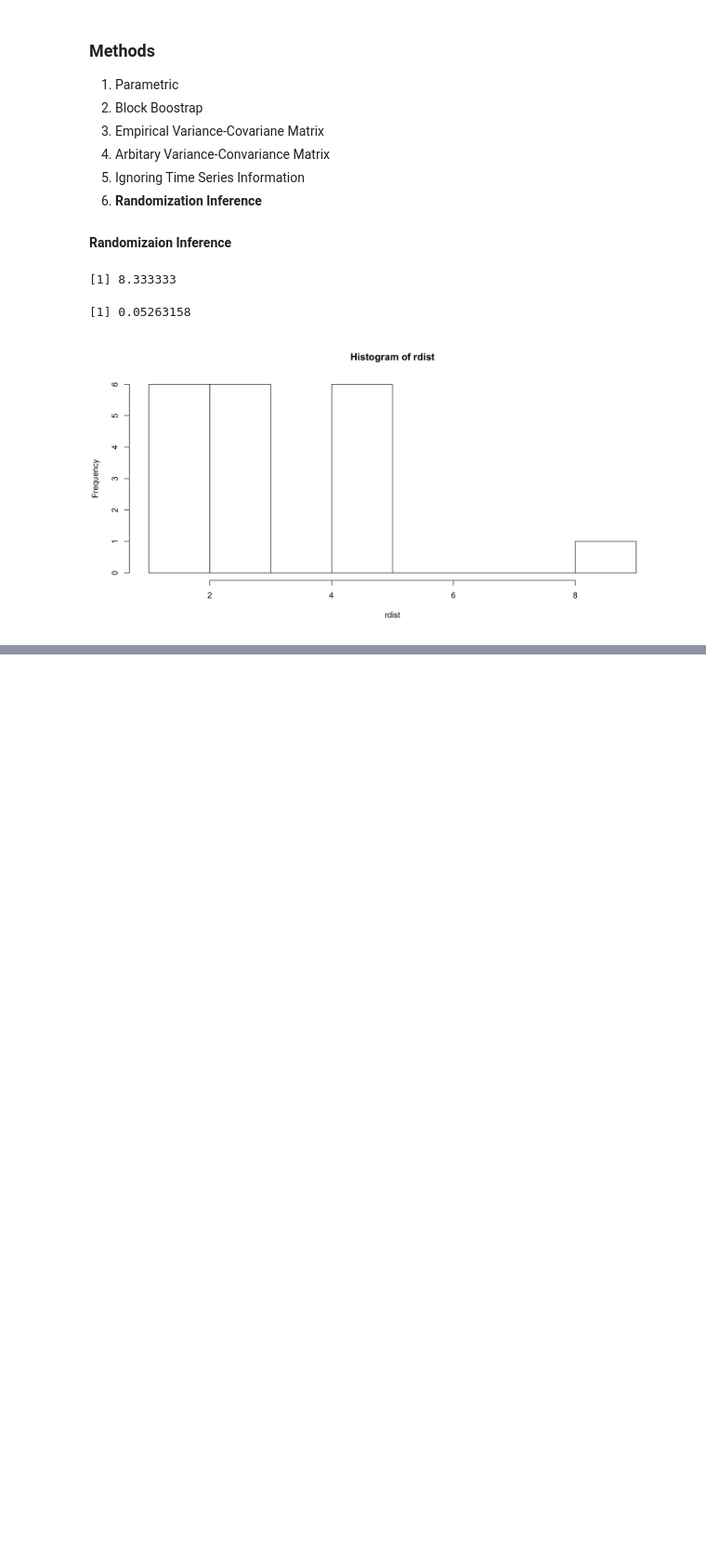
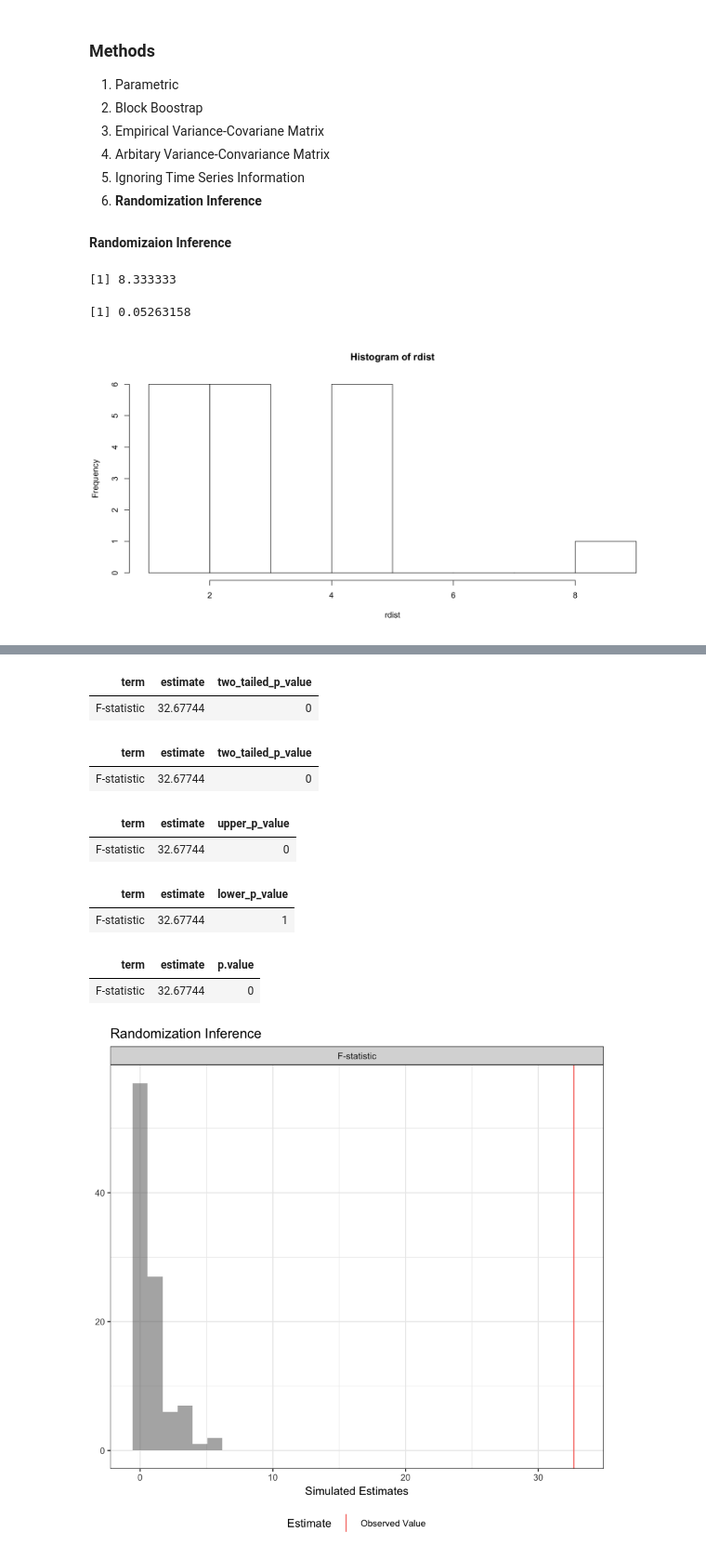
Before and after one commit to Yimdh/progress, a Jupyter notebook: stat/causalInference/[paper]usingCausalInference_Uber/02_Difference-in-difference.ipynb, the cells around one changed output, grey strips where cells are left out. Shown at 93% size. Saved outputs shown, nothing was run; the diff lists cells and outputs as text; code cells hidden in the pictures; blank space fills up the shorter version.

```diff
--- a/stat/causalInference/[paper]usingCausalInference_Uber/02_Difference-in-difference.ipynb
+++ b/stat/causalInference/[paper]usingCausalInference_Uber/02_Difference-in-difference.ipynb
@@ -73,0 +113,12 @@ mean(rdist>=T_stat,na.rm=TRUE)
+# %%
+N <- 100
+declaration <- randomizr::declare_ra(N = N, m = 50)
+declaration
+Z <- randomizr::conduct_ra(declaration)
+X <- rnorm(N)
+Y <- .9 * X + .2 * Z + 1 * X * Z + rnorm(N)
+dat <- data.frame(Y, X, Z)
+head(dat)
+ate_obs <- coef(lm(Y ~ Z, data = dat))[2]
+coef(lm(Y ~ Z, data = dat))
+ate_obs
@@ -73,0 +145,23 @@ mean(rdist>=T_stat,na.rm=TRUE)
+# %%
+out <- conduct_ri(
+model_1 = Y ~ Z + X,
+model_2 = Y ~ Z + X + Z * X, declaration = declaration, assignment = "Z", sharp_hypothesis = ate_obs, data = dat, sims = 100
+)
+plot(out)
+summary(out)
+summary(out, p = "two-tailed")
+summary(out, p = "upper")
+summary(out, p = "lower")
+tidy(out)
+# %% [output]
+| term | estimate | two_tailed_p_value |
+| F-statistic | 32.67744 | 0 |
+| term | estimate | two_tailed_p_value |
+| F-statistic | 32.67744 | 0 |
+| term | estimate | upper_p_value |
+| F-statistic | 32.67744 | 0 |
+| term | estimate | lower_p_value |
+| F-statistic | 32.67744 | 1 |
+| term | estimate | p.value |
+| F-statistic | 32.67744 | 0 |
+[figure, added]
```
Also changed, not shown: parts of 5 cells of this notebook.
